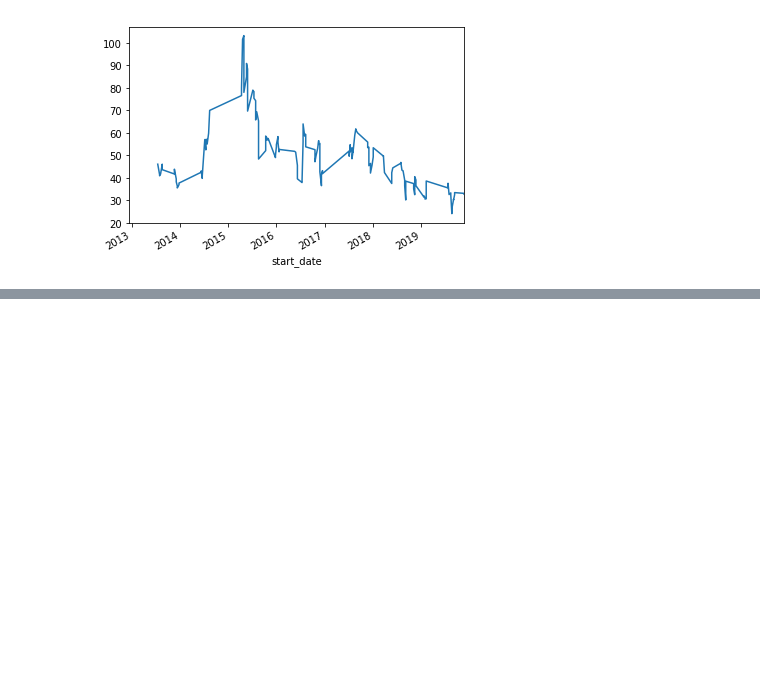
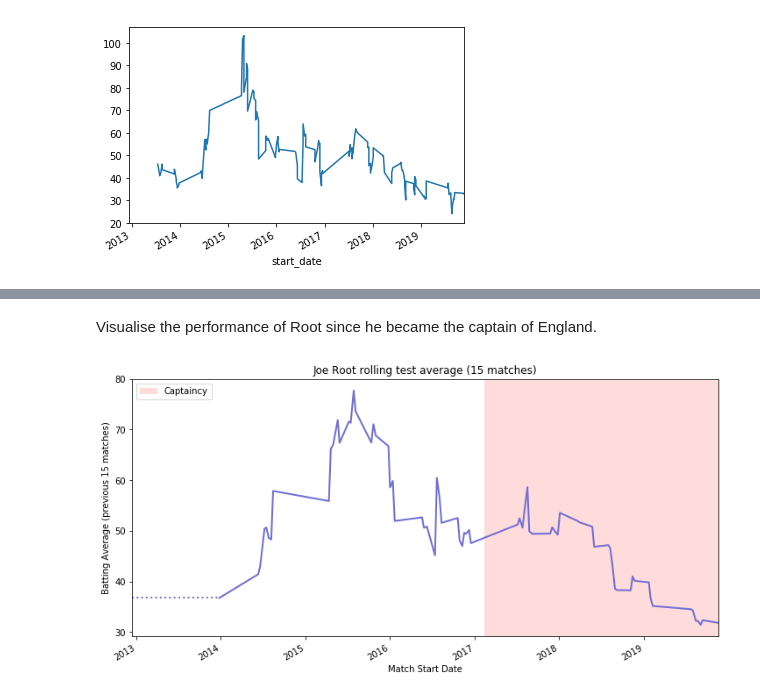
Before and after one commit to willcanniford/python-web-scraping, a Jupyter notebook: espn_cricinfo/top_4_player_class.ipynb, the cells around one changed output, grey strips where cells are left out. Cells and saved outputs as stored; diff of their text form; code cells hidden in the pictures; blank space fills up the shorter version.

Commit message:
Add Joe Root rolling average visualisations

```diff
--- a/espn_cricinfo/top_4_player_class.ipynb
+++ b/espn_cricinfo/top_4_player_class.ipynb
@@ -63,6 +63,15 @@ class CricketPlayer:
         rolling_innings = innings.rolling(n_innings).sum()
         rolling_innings['average'] = rolling_innings['score'] / rolling_innings['is_out']
         return(rolling_innings)
+
+    def rolling_average_matches(self, n_matches):
+        matches = self.innings()[self.innings().did_bat].set_index('start_date').loc[:, ['score', 'is_out']]
+        matches.score = matches.score.astype('int')
+        matches.index = pd.to_datetime(matches.index)
+        matches = matches.groupby('start_date').sum()
+        rolling_matches = matches.rolling(n_matches).sum()
+        rolling_matches['average'] = rolling_matches['score'] / rolling_matches['is_out']
+        return(rolling_matches)
 # %%
 virat_kohli = 'http://stats.espncricinfo.com/ci/engine/player/253802.html?class=1;template=results;type=allround;view=innings'
 steve_smith = 'http://stats.espncricinfo.com/ci/engine/player/267192.html?class=1;template=results;type=allround;view=innings'
@@ -290,3 +299,6 @@ rolling_15.average.plot()
 plt.show()
 # %% [output]
 [figure]
+# %%
+rolling_15_matches = root.rolling_average_matches(15)
+rolling_15_matches.tail(25)
@@ -292,0 +324,24 @@ plt.show()
+# %%
+first_date = min(rolling_15_matches.index)
+first_date_average = min(rolling_15_matches[rolling_15_matches.score > 0].index)
+starting_average = rolling_15_matches.loc[first_date_average, 'average']
+max_date = max(rolling_15_matches.index)
+
+from datetime import datetime
+now = datetime.now()
+captaincy_start = datetime(2017, 2, 13)
+# %% [markdown]
+Visualise the performance of Root since he became the captain of England.
+# %%
+plt.figure(figsize=(12,6))
+rolling_15_matches.average.plot(color='#706fd3', label='_nolegend_', linewidth=2)
+plt.plot([first_date, first_date_average], [starting_average, starting_average], linestyle=':', color='#706fd3', label='_nolegend_', linewidth=2)
+plt.title('Joe Root rolling test average (15 matches)')
+plt.xlabel('Match Start Date')
+plt.ylabel('Batting Average (previous 15 matches)')
+# 13 February 2017
+plt.axvspan(captaincy_start, now, facecolor='#ff5252', alpha=0.2, label = 'Captaincy')
+plt.legend()
+plt.show()
+# %% [output]
+[figure, added]
```
Also changed, not shown: parts of 1 cell of this notebook.
